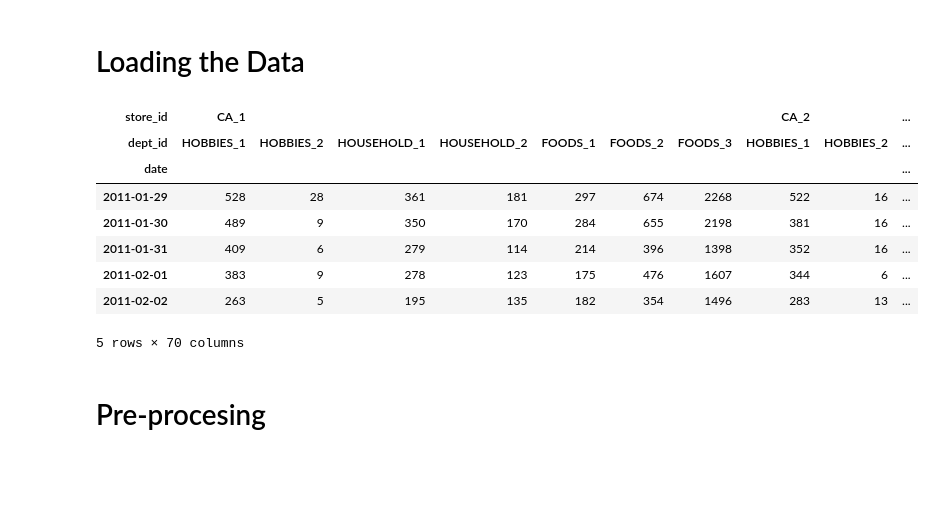
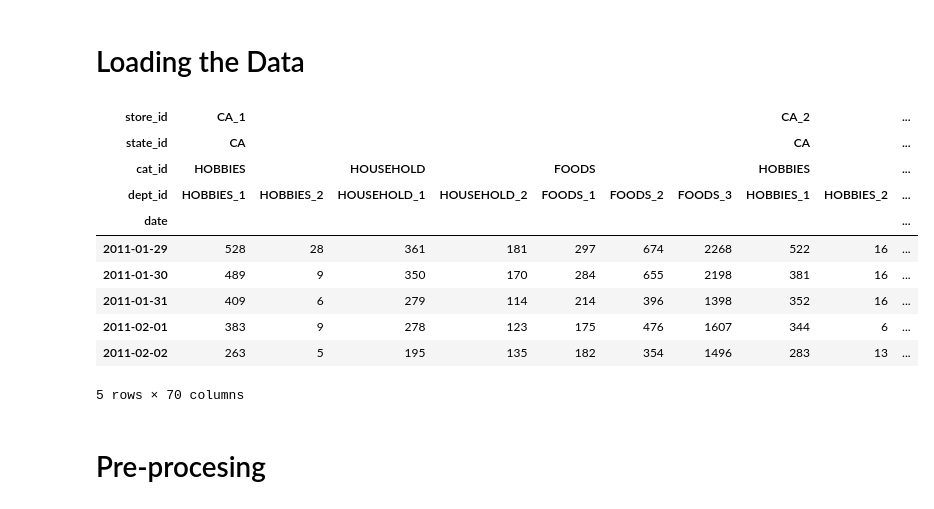
Before and after one commit to adrianemikko/tsa2021-m5, a Jupyter notebook: jgq_scratch.ipynb, the cells around one changed output. Cells and saved outputs as stored; diff of their text form; code cells hidden in the pictures; blank space fills up the shorter version.

```diff
--- a/jgq_scratch.ipynb
+++ b/jgq_scratch.ipynb
@@ -30,14 +30,17 @@ df_price = pd.read_csv('../data/m5/sell_prices.csv')
 df_sales = pd.read_csv('../data/m5/sales_train_validation.csv')
 df_sales1 = pd.read_csv('../data/m5/sales_train_evaluation.csv')
 df_weights = pd.read_csv('../data/m5/weights_validation.csv')
+levels1 = json.loads(open('levels1.json', 'r').read())
 # %%
 full_df = (df_sales1.set_index([*df_sales.columns[5::-1]]).T
            .set_index(pd.DatetimeIndex(df_calendar.date)[:1941]))
 # %%
-lvl9 = full_df.sum(level=["store_id", "dept_id"], axis=1)
+lvl9 = full_df.sum(level=levels1['9'], axis=1)
 lvl9.head()
 # %% [output]
 | store_id | CA_1 |  |  |  |  |  |  | CA_2 |  | ... |
+| state_id | CA |  |  |  |  |  |  | CA |  | ... |
+| cat_id | HOBBIES |  | HOUSEHOLD |  | FOODS |  |  | HOBBIES |  | ... |
 | dept_id | HOBBIES_1 | HOBBIES_2 | HOUSEHOLD_1 | HOUSEHOLD_2 | FOODS_1 | FOODS_2 | FOODS_3 | HOBBIES_1 | HOBBIES_2 | ... |
 | date |  |  |  |  |  |  |  |  |  | ... |
 | 2011-01-29 | 528 | 28 | 361 | 181 | 297 | 674 | 2268 | 522 | 16 | ... |
```
Also changed, not shown: parts of 21 cells of this notebook.
